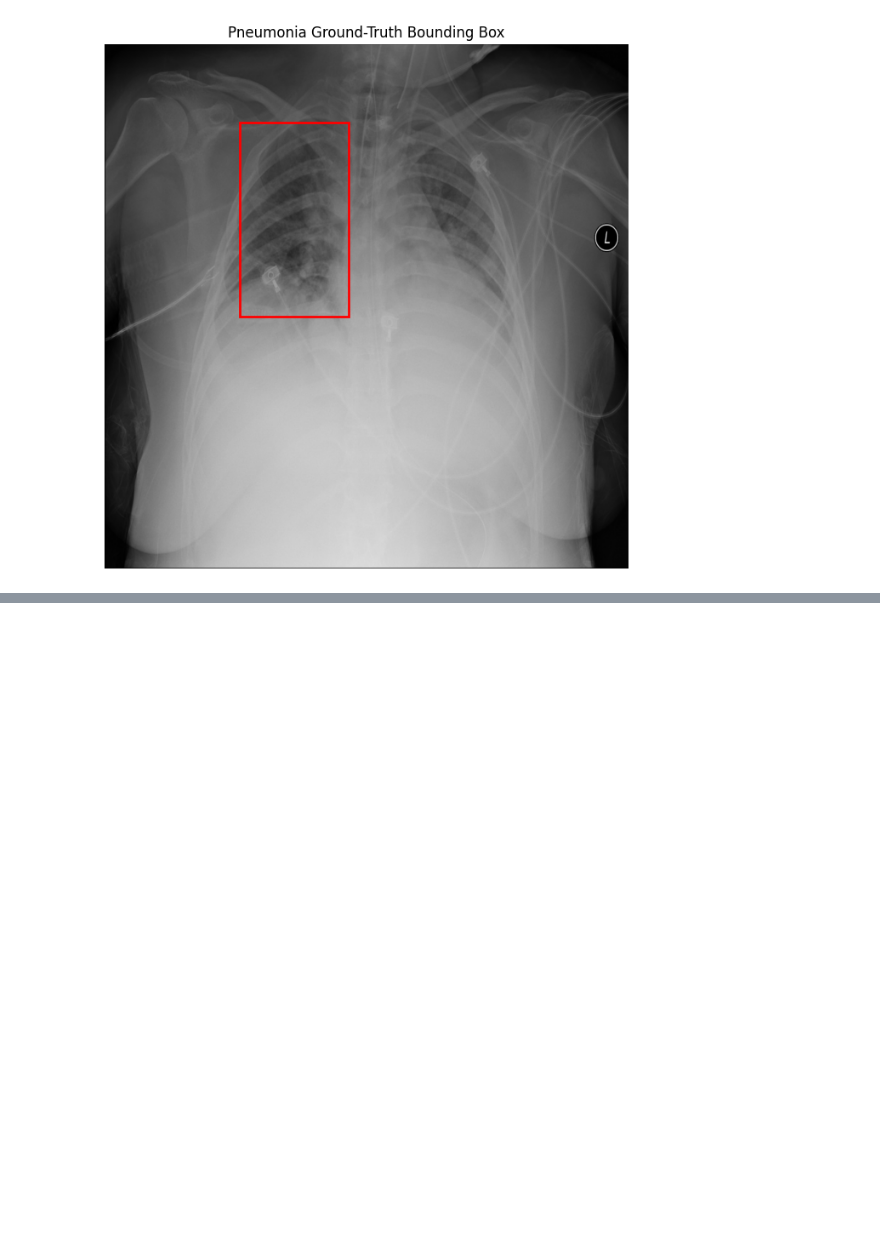
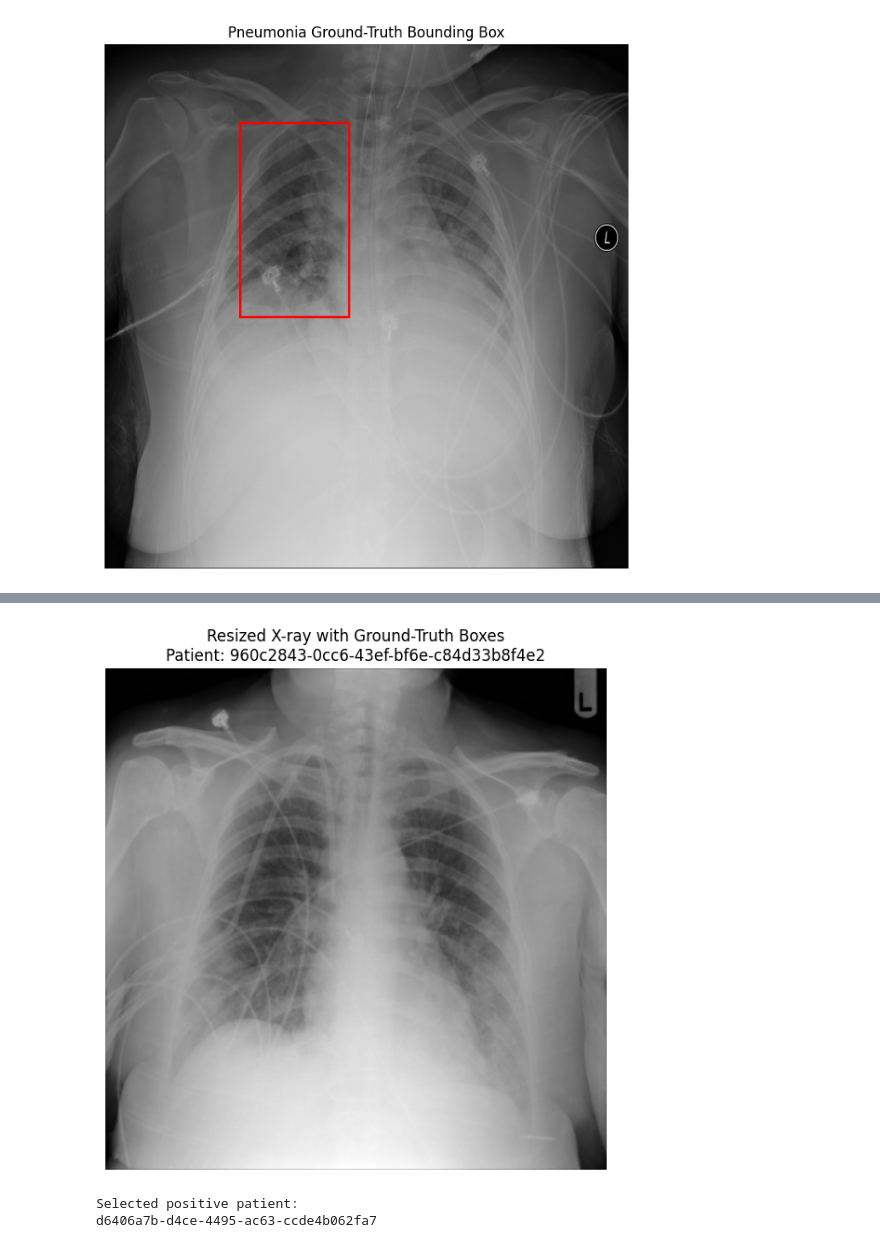
Before and after one commit to imdeepa99/pneumonia-anchor-free-detection, a Jupyter notebook: notebooks/pneumonia_anchor_free_detection.ipynb, the cells around one changed output, grey strips where cells are left out. Cells and saved outputs as stored; diff of their text form; code cells hidden in the pictures; blank space fills up the shorter version.

Commit message:
till training

```diff
--- a/notebooks/pneumonia_anchor_free_detection.ipynb
+++ b/notebooks/pneumonia_anchor_free_detection.ipynb
@@ -275,0 +639,17 @@ plt.show()
+# %%
+# ---------------------------------------------------------
+# STEP 8A: GET THE GROUND-TRUTH BOXES FOR THIS PATIENT
+# ---------------------------------------------------------
+
+# Retrieve all pneumonia boxes for the sample patient.
+#
+# If this patient has no pneumonia annotation,
+# boxes_by_patient.get(...) returns an empty list.
+
+sample_boxes = boxes_by_patient.get(
+    sample_patient_id,
+    []
+)
+
+print("Original ground-truth boxes:")
+print(sample_boxes)
@@ -275,0 +715,62 @@ plt.show()
+# %%
+# ---------------------------------------------------------
+# STEP 8C: VISUAL CHECK
+# ---------------------------------------------------------
+
+import matplotlib.pyplot as plt
+import matplotlib.patches as patches
+
+# Use only the first channel for display because
+# this X-ray is grayscale.
+display_image = image_tensor[0].numpy()
+
+fig, ax = plt.subplots(figsize=(7, 7))
+
+ax.imshow(
+    display_image,
+    cmap="gray"
+)
+
+
+# Draw every resized ground-truth box.
+for box in resized_boxes:
+
+    x1, y1, x2, y2 = box
+
+    rectangle = patches.Rectangle(
+        (x1, y1),
+        x2 - x1,
+        y2 - y1,
+        linewidth=2,
+        edgecolor="red",
+        facecolor="none"
+    )
+
+    ax.add_patch(rectangle)
+
+
+ax.set_title(
+    f"Resized X-ray with Ground-Truth Boxes\nPatient: {sample_patient_id}"
+)
+
+ax.axis("off")
+
+plt.show()
+# %% [output]
+[figure, added]
+# %%
+# ---------------------------------------------------------
+# OPTIONAL: SELECT A POSITIVE TRAINING PATIENT
+# ---------------------------------------------------------
+
+positive_train_df = train_df[
+    train_df["Target"] == 1
+]
+
+sample_patient_id = positive_train_df.iloc[0]["patientId"]
+
+print("Selected positive patient:")
+print(sample_patient_id)
+# %% [output]
+Selected positive patient:
+d6406a7b-d4ce-4495-ac63-ccde4b062fa7
```
Also changed, not shown: parts of 78 cells of this notebook.
